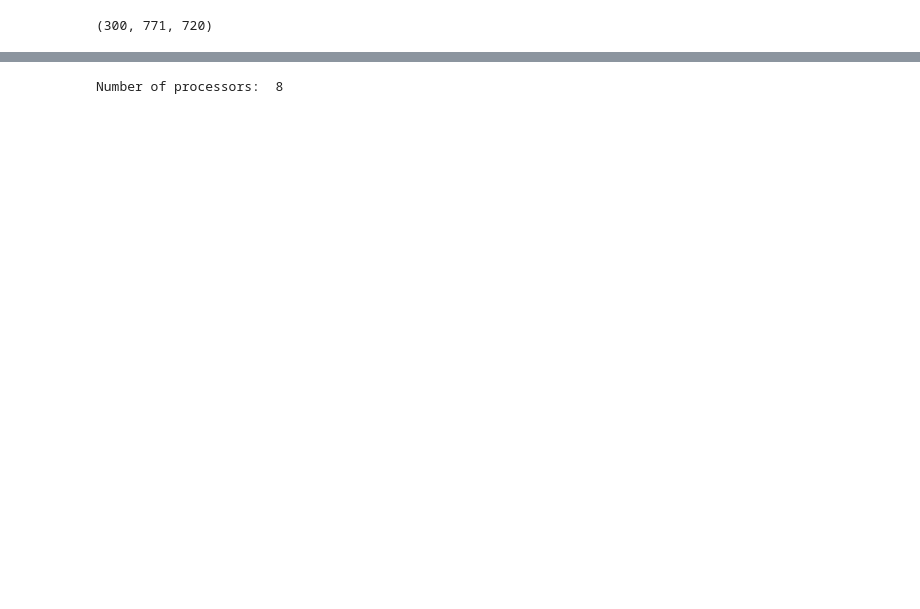
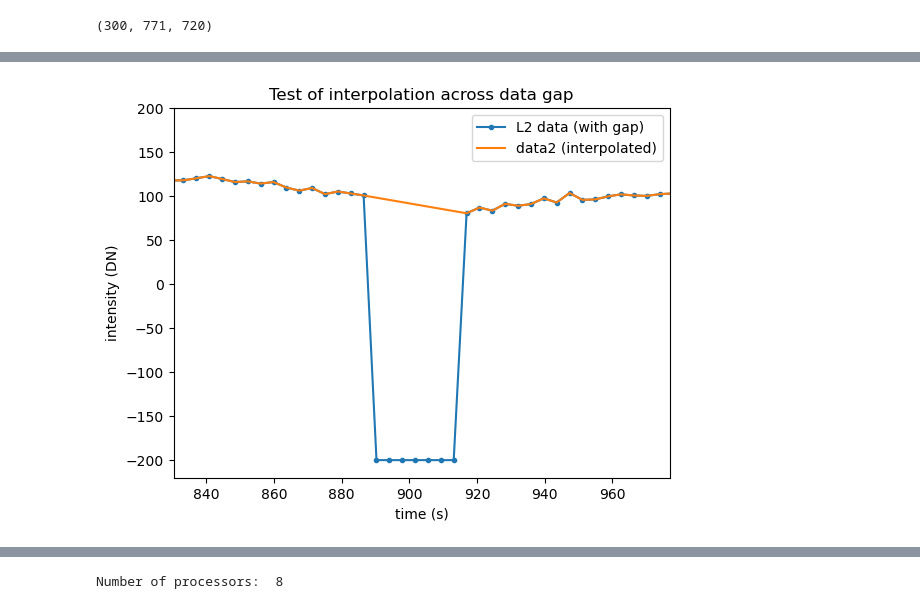
Before and after one commit to Kankelborg-Group/peaklets, a Jupyter notebook: notebooks/IRIS-example.ipynb, the cells around one changed output, grey strips where cells are left out. Cells and saved outputs as stored; diff of their text form; code cells hidden in the pictures; blank space fills up the shorter version.

```diff
--- a/notebooks/IRIS-example.ipynb
+++ b/notebooks/IRIS-example.ipynb
@@ -76,9 +92,13 @@ plt.legend();
 plt.figure()
 ytest=488
 xtest=245
-plt.plot(data[:,ytest,xtest],'.-',label='data')
-plt.plot(data2[:,ytest,xtest],label='data2')
-plt.xlim((bad0-50,bad1+50))
+plt.plot(t,data[:,ytest,xtest],'.-',label='L2 data (with gap)')
+plt.plot(t,data2[:,ytest,xtest],label='data2 (interpolated)')
+plt.xlim((t[bad0]-60,t[bad1]+60))
 plt.ylim((-220,200))
-plt.legend();
+plt.xlabel('time (s)')
+plt.ylabel('intensity (DN)')
+plt.title('Test of interpolation across data gap')
+plt.legend()
+plt.show();
 # %% [output]
@@ -87,3 +105,4 @@ plt.legend();
+[figure, added]
 # %%
 # Examine the middle interpolated image, to make sure it's not crazy.
 plt.figure()
```
Also changed, not shown: parts of 18 cells of this notebook.
